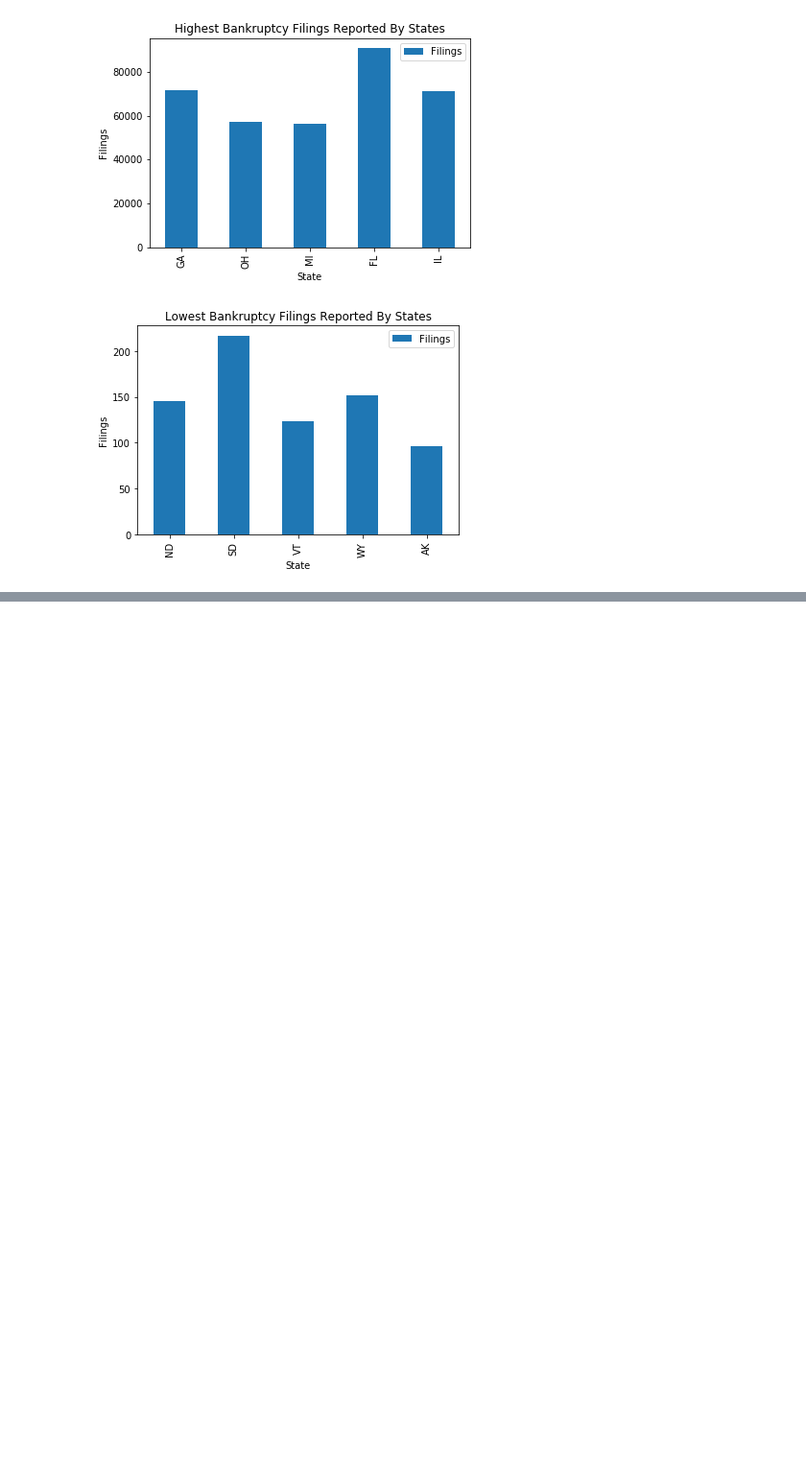
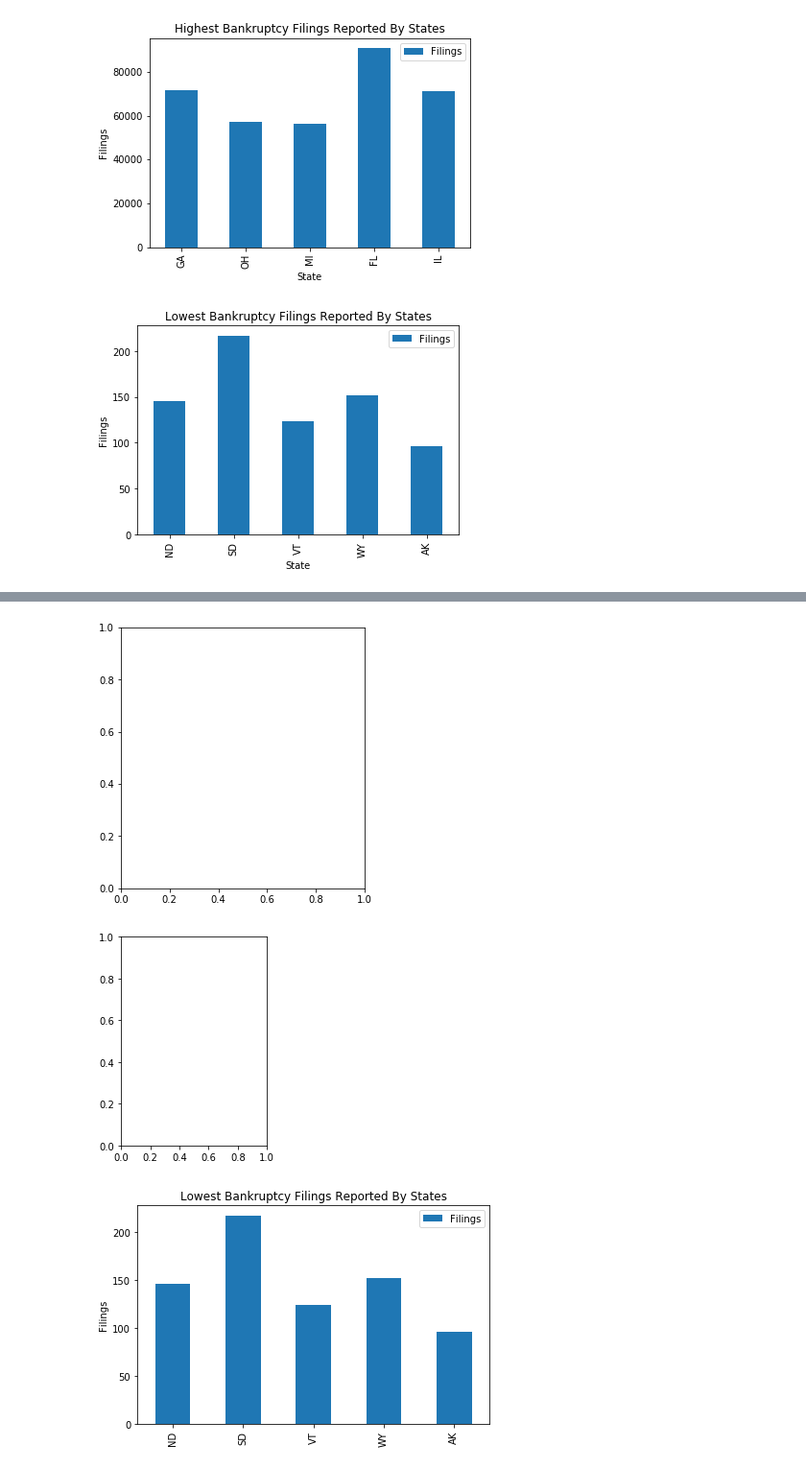
Before and after one commit to mrinalinikrishna/learningpython, a Jupyter notebook: project_final.ipynb, the cells around one changed output, grey strips where cells are left out. Shown: that part at 96% size. Drawn from its saved outputs; the diff is of its cells as text; code cells hidden in the pictures; blank space fills up the shorter version.

```diff
--- a/project_final.ipynb
+++ b/project_final.ipynb
@@ -55,0 +75,19 @@ plt.show()
+# %%
+plt.figure(figsize=(10, 5))
+
+plt.subplot(1, 2, 1)
+highest.plot(kind='bar')
+plt.ylabel('Filings')
+plt.title('Highest Bankruptcy Filings Reported By States')
+
+plt.subplot(1, 2, 2)
+lowest.plot(kind='bar')
+plt.ylabel('Filings')
+plt.title('Lowest Bankruptcy Filings Reported By States')
+
+plt.tight_layout()
+plt.show()
+# %% [output]
+[figure, added]
+[figure, added]
+[figure, added]
```
Also changed, not shown: parts of 4 cells of this notebook.
